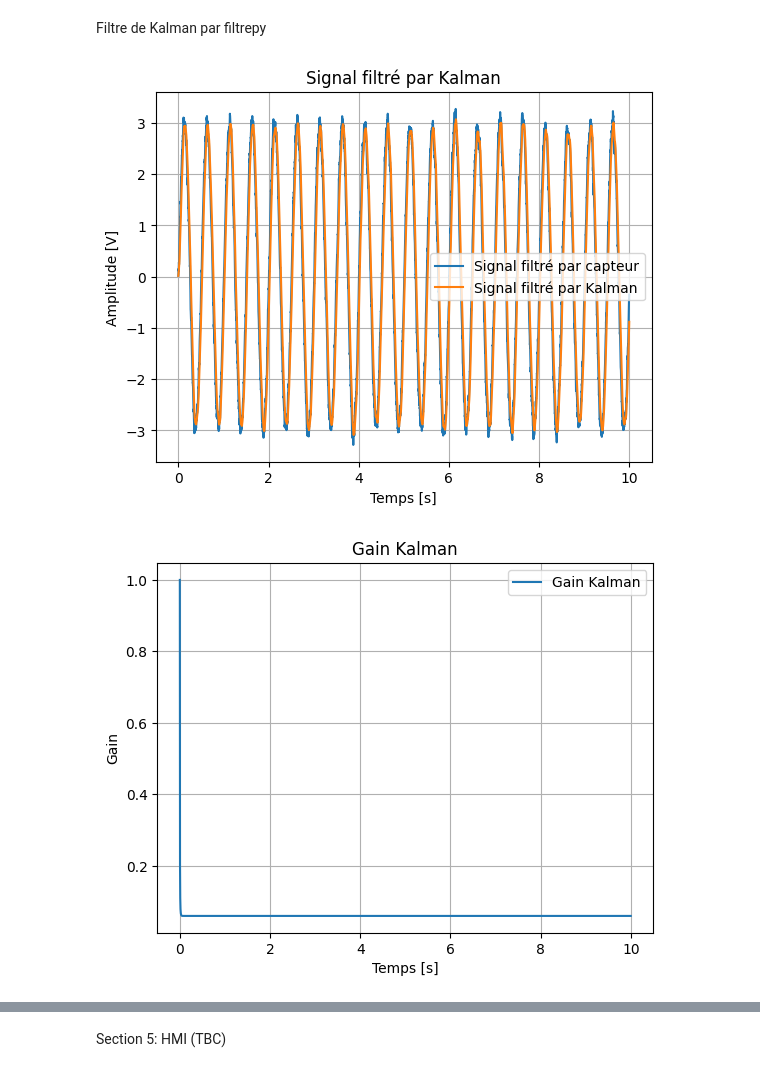
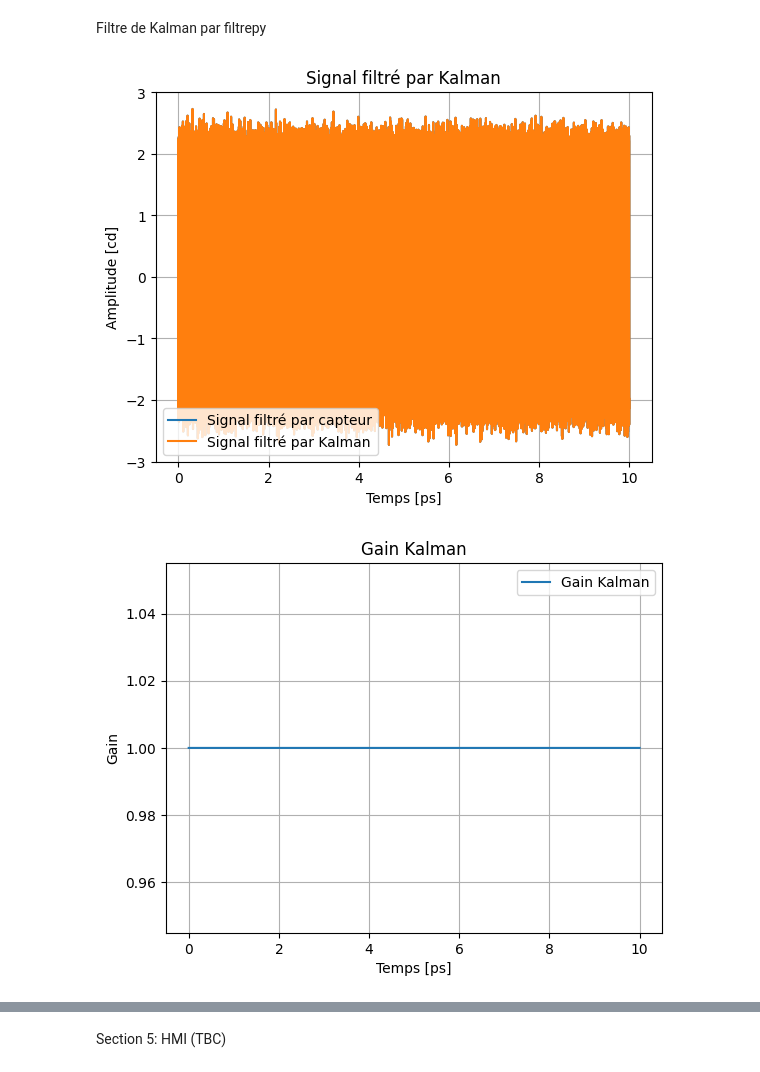
Before and after one commit to Trenzalore91/EI---KF, a Jupyter notebook: Untitled-1.ipynb, the cells around one changed output, grey strips where cells are left out. Cells and saved outputs as stored; diff of their text form; code cells hidden in the pictures.

```diff
--- a/Untitled-1.ipynb
+++ b/Untitled-1.ipynb
@@ -124,9 +134,19 @@ dt = 0.1
+# %%
+Abscisse_Graph_Temporel = "Temps [ps]"
+Ordonnée_Graph_Temporel = "Amplitude [cd]"
+Abscisse_Graph_FFT = "Fréquence (THz)"
+Ordonnée_Graph_FFT = "Amplitude (cd)"
+Ordonnées_Graph_Bode_Gain = "Gain (dB)"
+Abscisse_Graph_Bode_Phase = "Fréquence (THz)"
+Ordonnées_Graph_Bode_Phase = "Phase (degrés)"
+Abscisse_Graph_Distrib_Gaussienne = "Amplitude [cd]"
+Ordonnée_Graph_Distrib_Gaussienne = "Densité de probabilité"
 # %% [markdown]
 Variables utilisées pour la génération d'un signal sinusoïdal:
     Sinus_Frequence représente la fréquence du signal en Hz
     Sinus_Amplitude représente l'amplitude du signal en V
 # %%
-Signal_In_Frequence = 2
+Signal_In_Frequence = 319
 Signal_Ins_Amplitude = 3
 # %% [markdown]
 Variables pour la génération du bruit blanc Gaussien (généré suivant une loi Normale):
@@ -146,7 +166,7 @@ Variables pour les filtres passe-bas
 Filtre_liste = []
 
 Filtre_id_1 = 1
-Filtre_fc_1 = 15
+Filtre_fc_1 = 340
 Filtre_Ordre_1 = 1
 Filtre_type_1 = 'passe-bas'
 Filtre_gain_1 = 1.
@@ -178,8 +198,8 @@ Kalman_B = Filtre_gain_1*(1-exp(-dt/(2*pi*Filtre_fc_1)))
 Kalman_C = 1.
 Kalman_D = 0.
 
-Kalman_Q0 = 0.001
-Kalman_R0 = W_Noise_STD**2
+Kalman_Q0 = W_Noise_STD#**2
+Kalman_R0 = 0.
 Kalman_P0 = 1.
 Kalman_x0 = 0.
 # %% [markdown]
@@ -365,37 +387,37 @@ kf.R = np.array([[Kalman_R0]])    # Covariance mesure
 kf.P = 1000. #np.array([[Kalman_P0]])    # Incertitude initiale
 kf.x = np.array([[Kalman_x0]])    # Estimation initiale
 
 filtered = []
 kalman_gains = []
 for z, u_k in zip(Somme_Filtre, Signal_Entree):
     kf.predict(u=u_k)
     kf.update(z)
     kalman_gains.append(kf.K[0, 0])
     filtered.append(kf.x[0, 0])
 
 #filtered, kalman_gains = Filtre.Filtre_kalman(Somme_Filtre)
 
 #plot une fenetre du graph précédent
 plt.plot(Absicisse_Graph, Somme_Filtre, label='Signal filtré par capteur')
 plt.plot(Absicisse_Graph, filtered, label='Signal filtré par Kalman')
 plt.title('Signal filtré par Kalman')
-plt.xlabel('Temps [s]')
-plt.ylabel('Amplitude [V]')
+plt.xlabel(Abscisse_Graph_Temporel)
+plt.ylabel(Ordonnée_Graph_Temporel)
 plt.grid(True)
-#plt.xlim(4, 5)
+#plt.xlim(4, 4.005)
 plt.legend()
 plt.show()
 
 #plot gain kalman
 plt.plot(Absicisse_Graph, kalman_gains, label='Gain Kalman')
 plt.title('Gain Kalman')
-plt.xlabel('Temps [s]')
+plt.xlabel(Abscisse_Graph_Temporel)
 plt.ylabel('Gain')
 plt.grid(True)
 plt.legend()
 plt.show()
 
-zoom_graph(Absicisse_Graph, kalman_gains, (-0.5, 0.5), (0, 0.1), 'Zoom sur le gain de Kalman', 'Temps [s]', 'Amplitude [V]')
+zoom_graph(Absicisse_Graph, kalman_gains, (-0.5, 0.5), (-5, 5), 'Zoom sur le gain de Kalman', Abscisse_Graph_Temporel, Ordonnée_Graph_Temporel)
 # %% [output]
-[figure, old version]
+[figure, new version]
-[figure, old version]
+[figure, new version]
```
Also changed, not shown: parts of 12 cells of this notebook.
